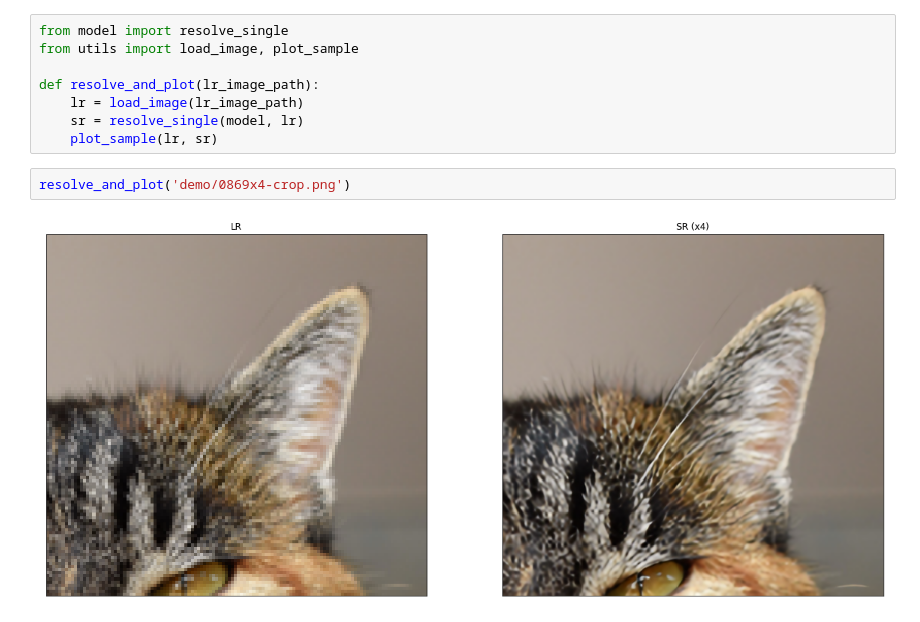
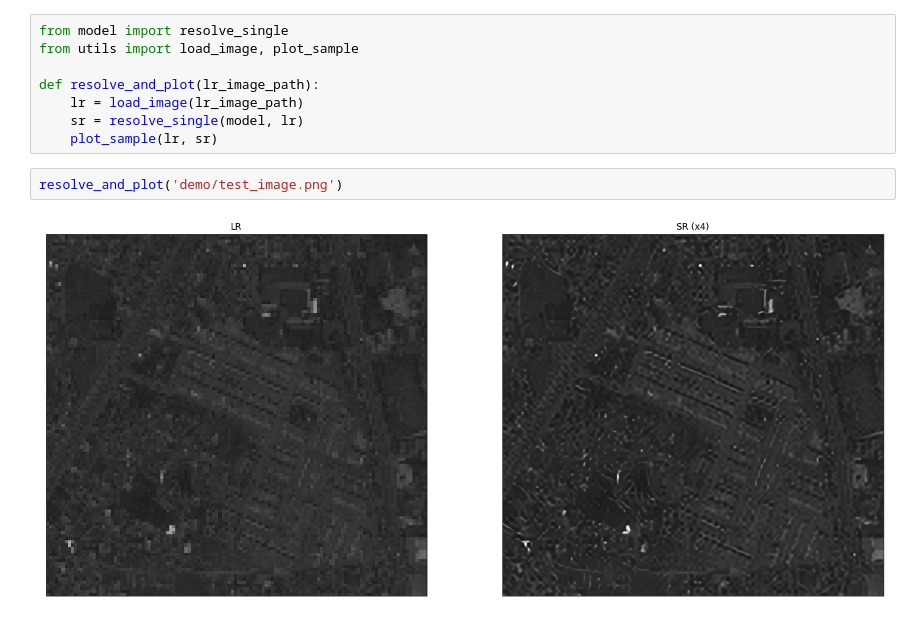
Before and after one commit to yashodeepm/super-resolution, a Jupyter notebook: EDSR_Final.ipynb, the cells around one changed output. Cells and saved outputs as stored; diff of their text form.

Commit message:
Test satellite image

```diff
--- a/EDSR_Final.ipynb
+++ b/EDSR_Final.ipynb
@@ -34,6 +34,6 @@ def resolve_and_plot(lr_image_path):
     sr = resolve_single(model, lr)
     plot_sample(lr, sr)
 # %%
-resolve_and_plot('demo/0869x4-crop.png')
+resolve_and_plot('demo/test_image.png')
 # %% [output]
-[figure, old version]
+[figure, new version]
```
Also changed, not shown: 5 other files.
